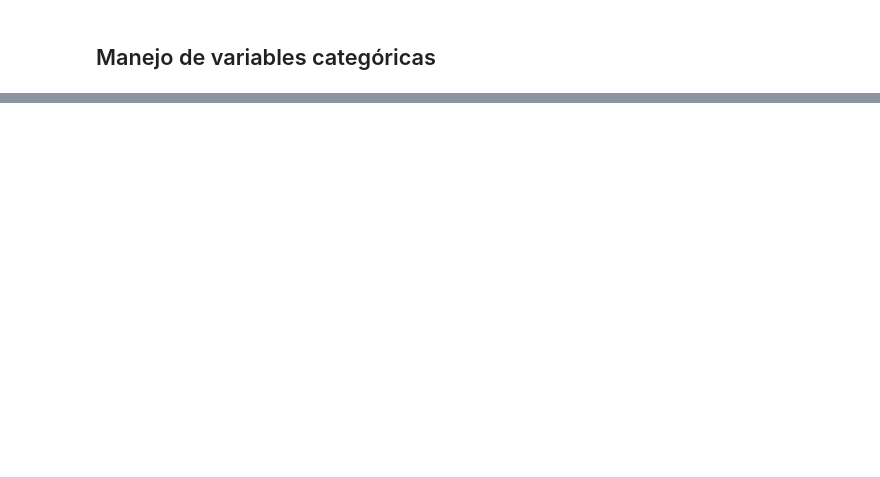
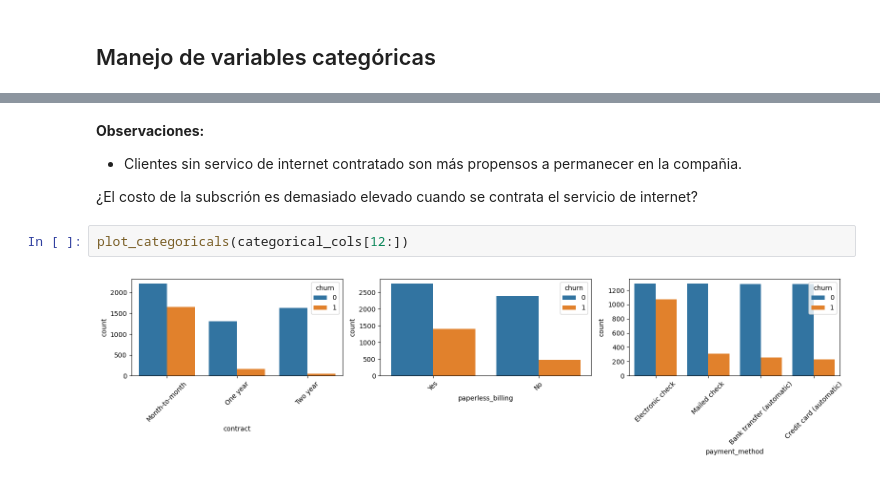
Before and after one commit to pahoalapizco/regression_with_python, a Jupyter notebook: notebooks/logistic-regression/1.0-logistic-regresion_python-customer_churn_clisifier.ipynb, the cells around one changed output, grey strips where cells are left out. Saved outputs shown, nothing was run; the diff lists cells and outputs as text; blank space fills up the shorter version.

```diff
--- a/notebooks/logistic-regression/1.0-logistic-regresion_python-customer_churn_clisifier.ipynb
+++ b/notebooks/logistic-regression/1.0-logistic-regresion_python-customer_churn_clisifier.ipynb
@@ -154,0 +264,9 @@ processed_df
+# %% [markdown]
+**Observaciones:**
+- Clientes sin servico de internet contratado son más propensos a permanecer en la compañia.
+
+¿El costo de la subscrión es demasiado elevado cuando se contrata el servicio de internet?
+# %%
+plot_categoricals(categorical_cols[12:])
+# %% [output]
+[figure, added]
```
Also changed, not shown: parts of 31 cells of this notebook.
